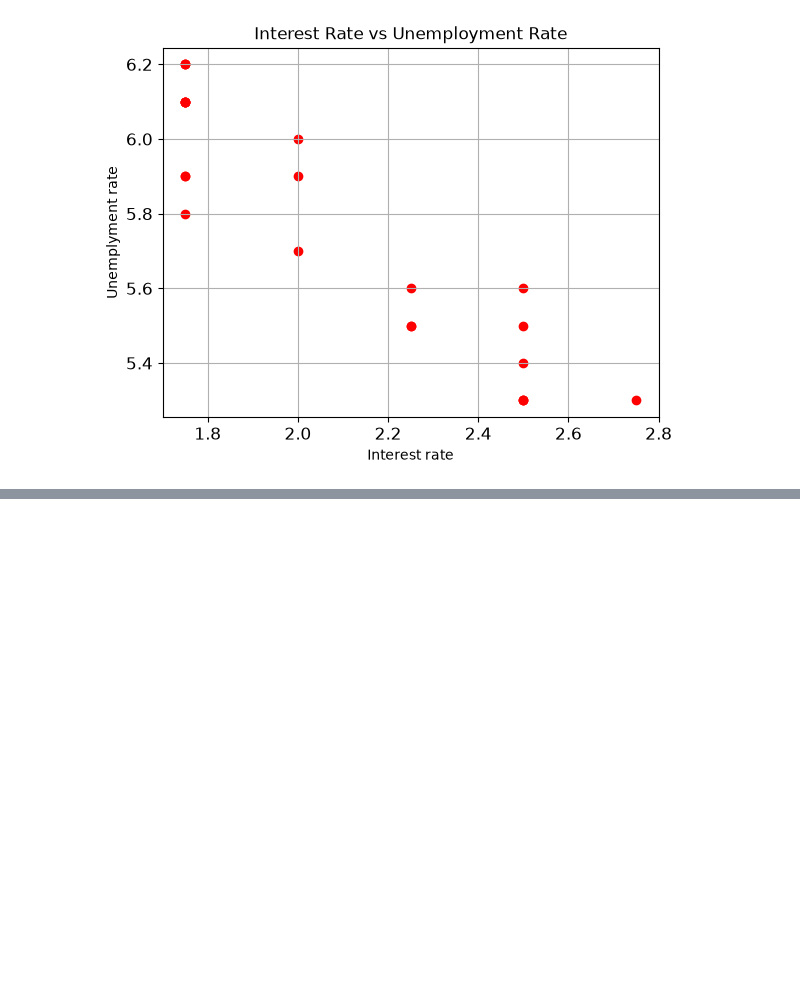
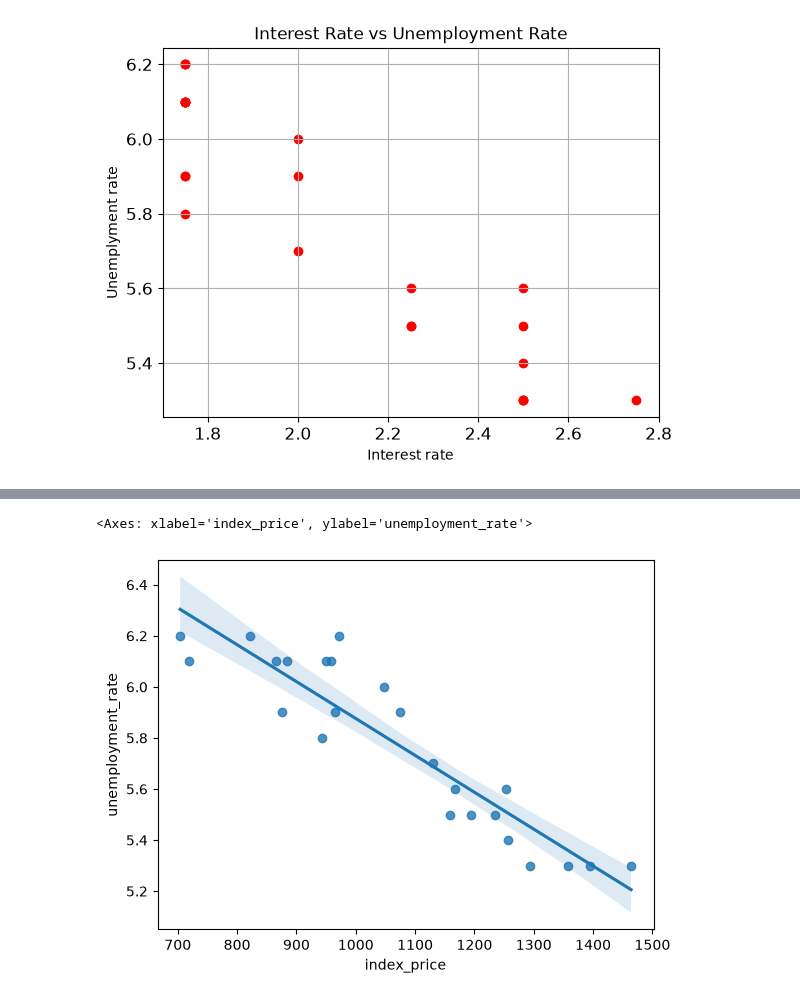
Before and after one commit to SoubhLance/ML--Practice, a Jupyter notebook: Python/StartML/4_linear_regresseion.ipynb, the cells around one changed output, grey strips where cells are left out. Saved outputs shown, nothing was run; the diff lists cells and outputs as text; code cells hidden in the pictures; blank space fills up the shorter version.

```diff
--- a/Python/StartML/4_linear_regresseion.ipynb
+++ b/Python/StartML/4_linear_regresseion.ipynb
@@ -53,0 +113,5 @@ plt.grid(True)
+# %%
+sns.regplot(x=df_index['index_price'],y=df_index['unemployment_rate'])
+# %% [output]
+<Axes: xlabel='index_price', ylabel='unemployment_rate'>
+[figure, added]
```
Also changed, not shown: parts of 25 cells of this notebook.
